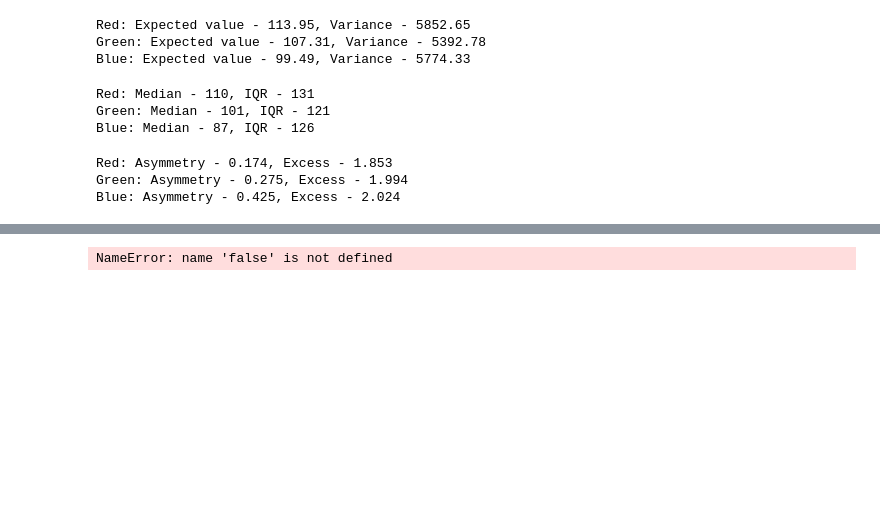
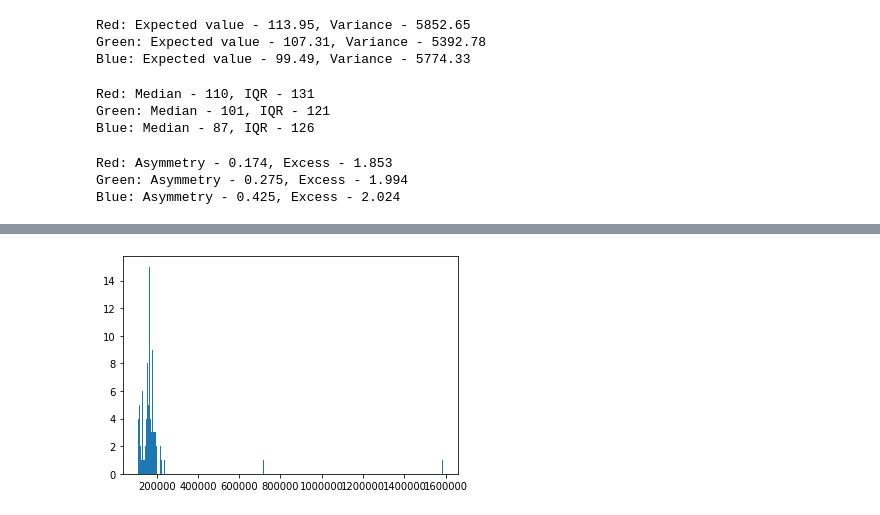
Before and after one commit to d-progonov/IPT-2020-FE91mp, a Jupyter notebook: laaaabbb.ipynb, the cells around one changed output, grey strips where cells are left out. Cells and saved outputs as stored; diff of their text form; code cells hidden in the pictures; blank space fills up the shorter version.

```diff
--- a/laaaabbb.ipynb
+++ b/laaaabbb.ipynb
@@ -243,9 +242,7 @@ plt.show()
-# %%
-import numpy as np
-import matplotlib.pyplot as plt
-import seaborn as sns
-
-sns .set_style ('darkgrid')
-sns .distplot(x, kde=false)
-# %% [output]
-NameError: name 'false' is not defined
+# %%
+import seaborn as sns
+test = values[RED]
+plt.hist(test,bins = 1000)
+plt.show()
+# %% [output]
+[figure, added]
```
Also changed, not shown: parts of 3 cells of this notebook, 1 other file.
